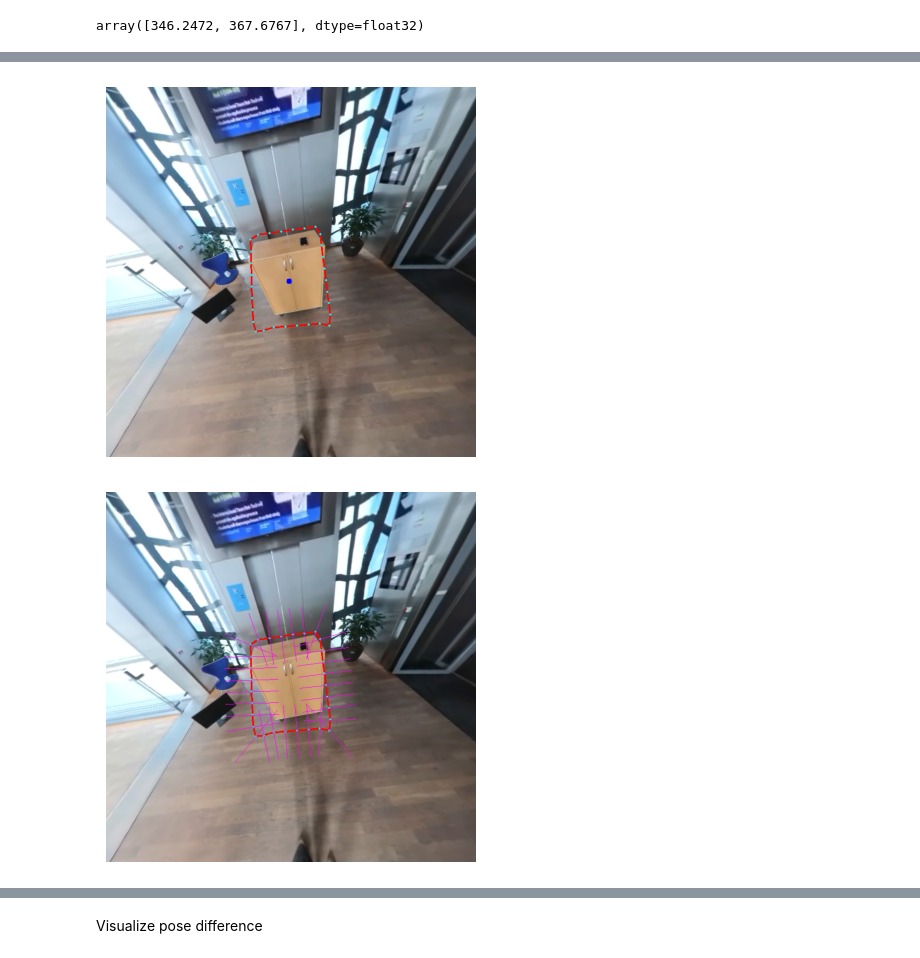
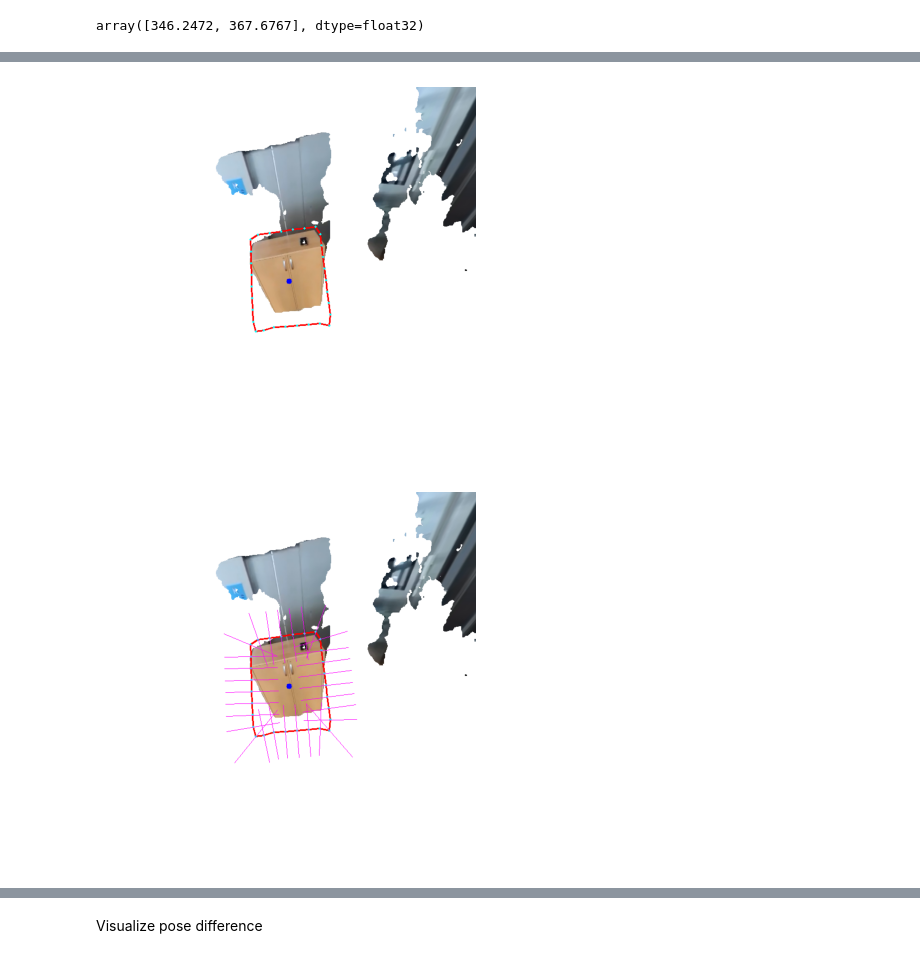
Before and after one commit to ruetzmax/instruct360, a Jupyter notebook: track_object_pose.ipynb, the cells around one changed output, grey strips where cells are left out. Cells and saved outputs as stored; diff of their text form; code cells hidden in the pictures.

Commit message:
mask isolation for improved initial estimation

```diff
--- a/track_object_pose.ipynb
+++ b/track_object_pose.ipynb
@@ -75,3 +76,21 @@ CPU Autocast only supports dtypes of torch.bfloat16, torch.float16 currently.
 array([[395.27175903,   0.        , 350.        ],
        [  0.        , 395.27175903, 350.        ],
        [  0.        ,   0.        ,   1.        ]])
+# %%
+import numpy as np
+K = np.array([[395.27175903,   0.        , 350.        ],
+       [  0.        , 395.27175903, 350.        ],
+       [  0.        ,   0.        ,   1.        ]])
+# %%
+# get mask for initial alignment (less background clutter)
+from src.operations2d import get_masks_from_image_chunks
+mask = get_masks_from_image_chunks([next_image_chunk], prompt=object_class)[0]
+
+#remove alpha channel
+if isinstance(mask, np.ndarray) and mask.ndim == 3 and mask.shape[2] == 4:
+    rgb = mask[..., :3].copy()
+    alpha = mask[..., 3]
+    rgb[alpha == 0] = 255
+    mask = rgb
+
+display_image(mask)
@@ -105,7 +131,7 @@ contour_points_2d, contour_points_3d = cv2.rapid.extractControlPoints(
     cv_rotation,
     cv_translation,
     K,
-    next_image_chunk.image.shape[:2],
+    mask.shape[:2],
     cv_tris,
 )
 # %%
@@ -130,6 +143,6 @@ offset_x, offset_y
 # %%
 # visualize contour points
-contour_overlay = next_image_chunk.image.copy()
+contour_overlay = mask.copy()
 
 contour = contour_points_2d.reshape(-1, 2).astype(np.int32)
 cv2.polylines(contour_overlay, [contour], isClosed=True, color=(255, 0, 0), thickness=2)
@@ -141,23 +154,23 @@ cv2.circle(contour_overlay, tuple(center_2d.astype(int)), 5, (0, 0, 255), -1)
 
 display_image(contour_overlay)
 # %% [output]
-[figure, old version]
+[figure, new version]
 # %%
 # extract line bundle
 bundle, src_locations = cv2.rapid.extractLineBundle(
     50,
     contour_points_2d,
-    next_image_chunk.image,
+    mask,
 )
 bundle_overlay = contour_overlay.copy()
 bundle_overlay = cv2.rapid.drawSearchLines(
     bundle_overlay,
     src_locations,
     (255, 0, 255)
 )
 display_image(bundle_overlay)
 # %% [output]
-[figure, old version]
+[figure, new version]
 # %%
 # find correspondencies
 cols, response = cv2.rapid.findCorrespondencies(
```
Also changed, not shown: parts of 8 cells of this notebook, 2 other files.
